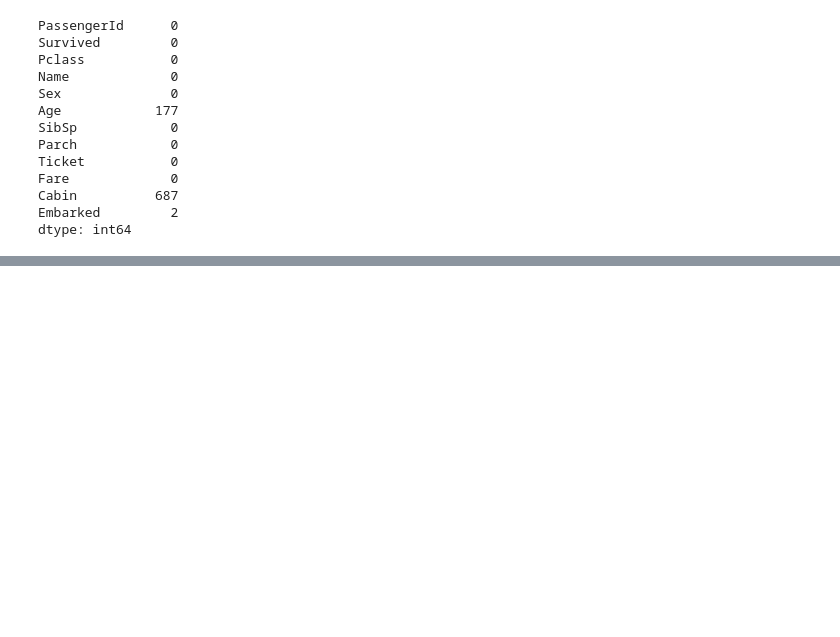
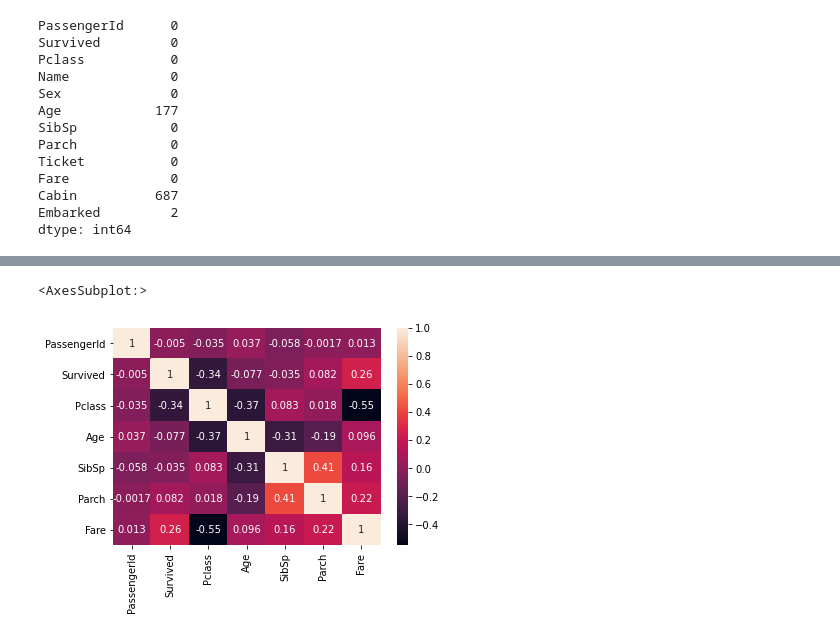
Before and after one commit to kes76963/baekjoon, a Jupyter notebook: kaggle/titanic.ipynb, the cells around one changed output, grey strips where cells are left out. Drawn from its saved outputs; the diff is of its cells as text; code cells hidden in the pictures; blank space fills up the shorter version.

```diff
--- a/kaggle/titanic.ipynb
+++ b/kaggle/titanic.ipynb
@@ -70,0 +65,5 @@ sns.countplot(y='Age',data=train)
+# %%
+sns.heatmap(train.corr(),annot=True)
+# %% [output]
+<AxesSubplot:>
+[figure, added]
```
Also changed, not shown: parts of 25 cells of this notebook, 2 other files.
